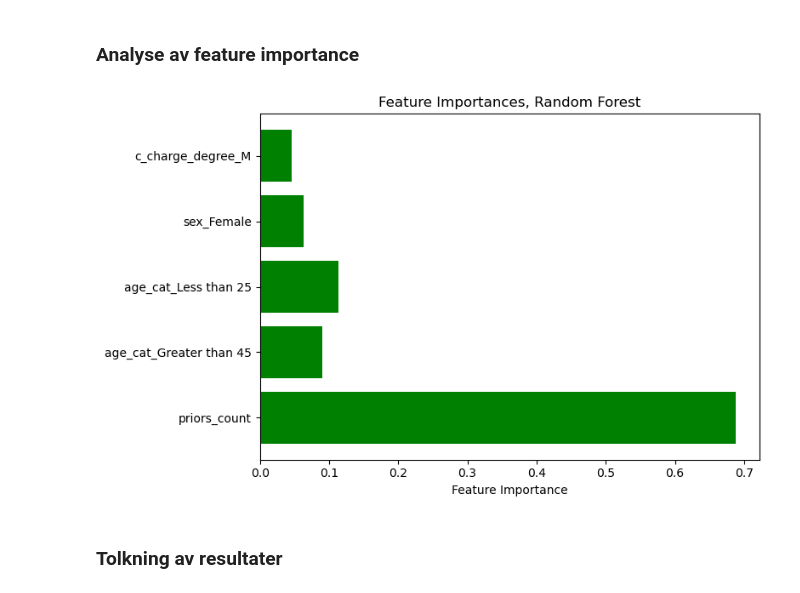
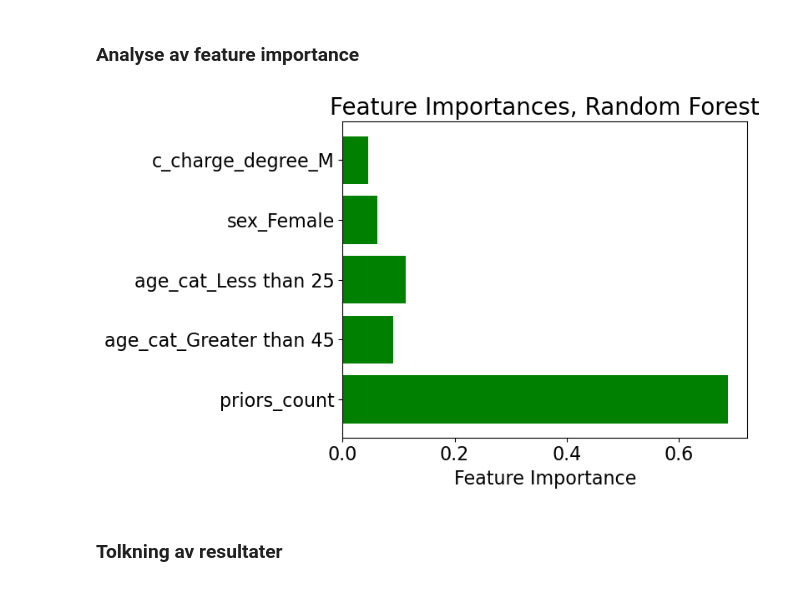
Before and after one commit to aadnerol/HON2200, a Jupyter notebook: prosjekt_COMPAS/notebooks/dataanalyse.ipynb, the cells around one changed output. Saved outputs shown, nothing was run; the diff lists cells and outputs as text; code cells hidden in the pictures.

```diff
--- a/prosjekt_COMPAS/notebooks/dataanalyse.ipynb
+++ b/prosjekt_COMPAS/notebooks/dataanalyse.ipynb
@@ -745,14 +762,15 @@ result_comparison[["COMPAS_FPR", "RF_FPR", "COMPAS_FNR", "RF_FNR"]].round(4)
 # %%
 importance = skog.feature_importances_
 fig, ax = plt.subplots(figsize=(8, 5))
 ax.barh(X_train.columns, importance, color="green")
-ax.set_xlabel("Feature Importance")
-ax.set_title("Feature Importances, Random Forest")
+ax.set_xlabel("Feature Importance", fontsize=16)
+ax.set_title("Feature Importances, Random Forest", fontsize=20)
+ax.tick_params(axis='both', labelsize=16)
 plt.tight_layout()
-# plt.savefig("../figurer/feature_importance_RF.pdf", format="pdf")
+plt.savefig("../figurer/feature_importance_RF.pdf", format="pdf")
 plt.show()
 # %% [output]
-[figure, old version]
+[figure, new version]
 # %% [markdown]
 ### Tolkning av resultater
 # %% [markdown]
```
Also changed, not shown: parts of 8 cells of this notebook, 14 other files.
